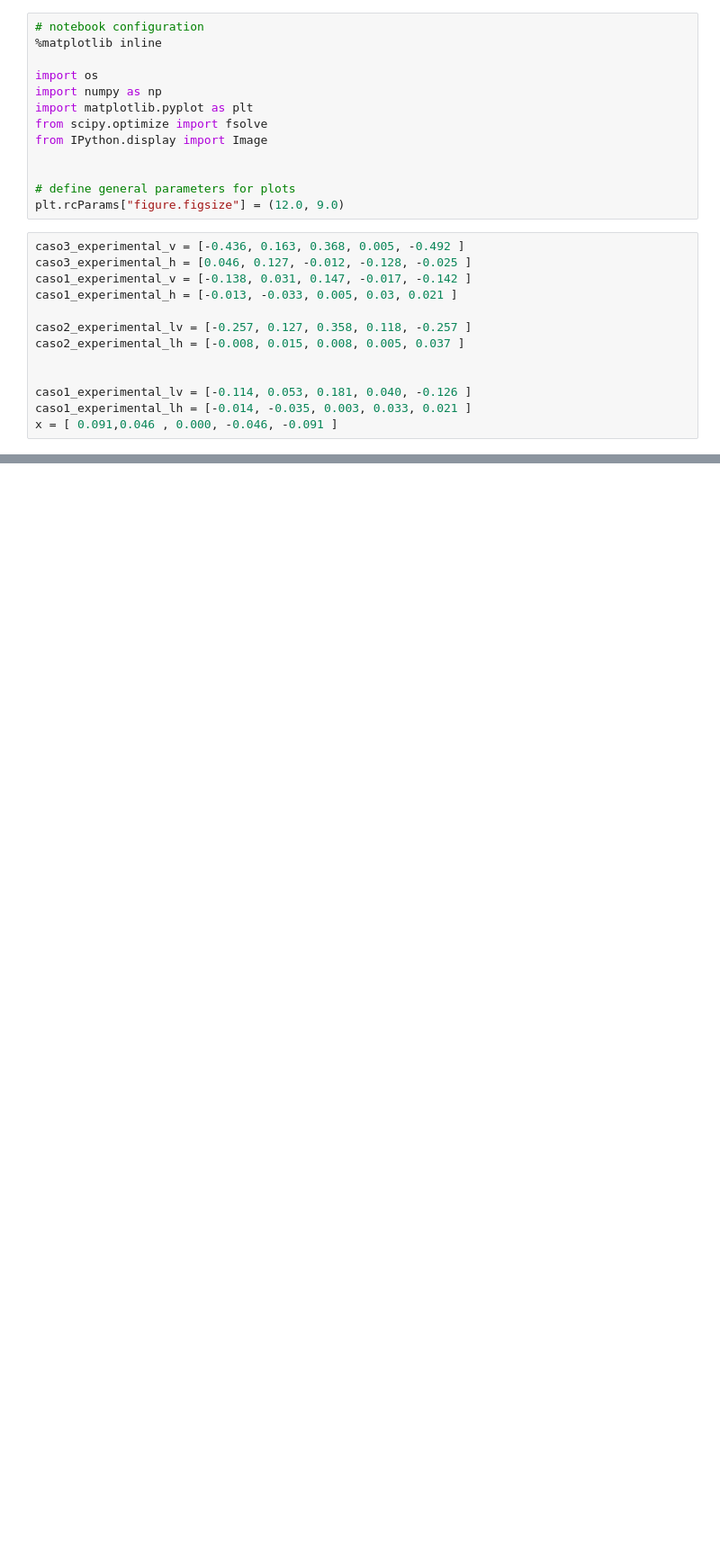
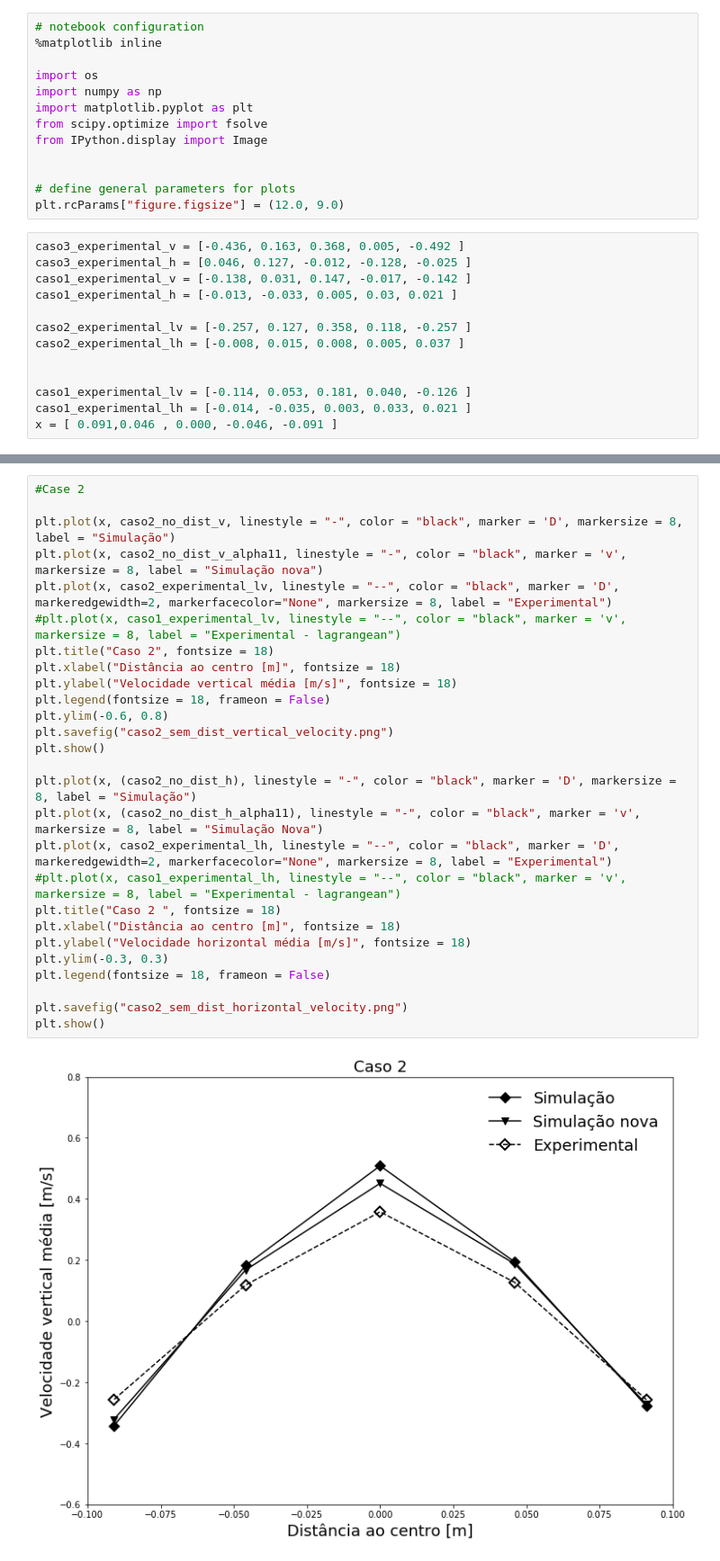
Before and after one commit to lucillalmeida/doutorado-validacoes, a Jupyter notebook: fluidized-bed/eulerian_velocity.ipynb, the cells around one changed output, grey strips where cells are left out. Shown at 90% size. Cells and saved outputs as stored; diff of their text form; blank space fills up the shorter version.

```diff
--- a/fluidized-bed/eulerian_velocity.ipynb
+++ b/fluidized-bed/eulerian_velocity.ipynb
@@ -243,0 +284,29 @@ plt.show()
+# %%
+#Case 2
+
+plt.plot(x, caso2_no_dist_v, linestyle = "-", color = "black", marker = 'D', markersize = 8, label = "Simulação")
+plt.plot(x, caso2_no_dist_v_alpha11, linestyle = "-", color = "black", marker = 'v', markersize = 8, label = "Simulação nova")
+plt.plot(x, caso2_experimental_lv, linestyle = "--", color = "black", marker = 'D', markeredgewidth=2, markerfacecolor="None", markersize = 8, label = "Experimental")
+#plt.plot(x, caso1_experimental_lv, linestyle = "--", color = "black", marker = 'v', markersize = 8, label = "Experimental - lagrangean")
+plt.title("Caso 2", fontsize = 18)
+plt.xlabel("Distância ao centro [m]", fontsize = 18)
+plt.ylabel("Velocidade vertical média [m/s]", fontsize = 18)
+plt.legend(fontsize = 18, frameon = False)
+plt.ylim(-0.6, 0.8)
+plt.savefig("caso2_sem_dist_vertical_velocity.png")
+plt.show()
+
+plt.plot(x, (caso2_no_dist_h), linestyle = "-", color = "black", marker = 'D', markersize = 8, label = "Simulação")
+plt.plot(x, (caso2_no_dist_h_alpha11), linestyle = "-", color = "black", marker = 'v', markersize = 8, label = "Simulação Nova")
+plt.plot(x, caso2_experimental_lh, linestyle = "--", color = "black", marker = 'D', markeredgewidth=2, markerfacecolor="None", markersize = 8, label = "Experimental")
+#plt.plot(x, caso1_experimental_lh, linestyle = "--", color = "black", marker = 'v', markersize = 8, label = "Experimental - lagrangean")
+plt.title("Caso 2 ", fontsize = 18)
+plt.xlabel("Distância ao centro [m]", fontsize = 18)
+plt.ylabel("Velocidade horizontal média [m/s]", fontsize = 18)
+plt.ylim(-0.3, 0.3)
+plt.legend(fontsize = 18, frameon = False)
+
+plt.savefig("caso2_sem_dist_horizontal_velocity.png")
+plt.show()
+# %% [output]
+[figure, added]
```
Also changed, not shown: parts of 8 cells of this notebook, 23 other files.
